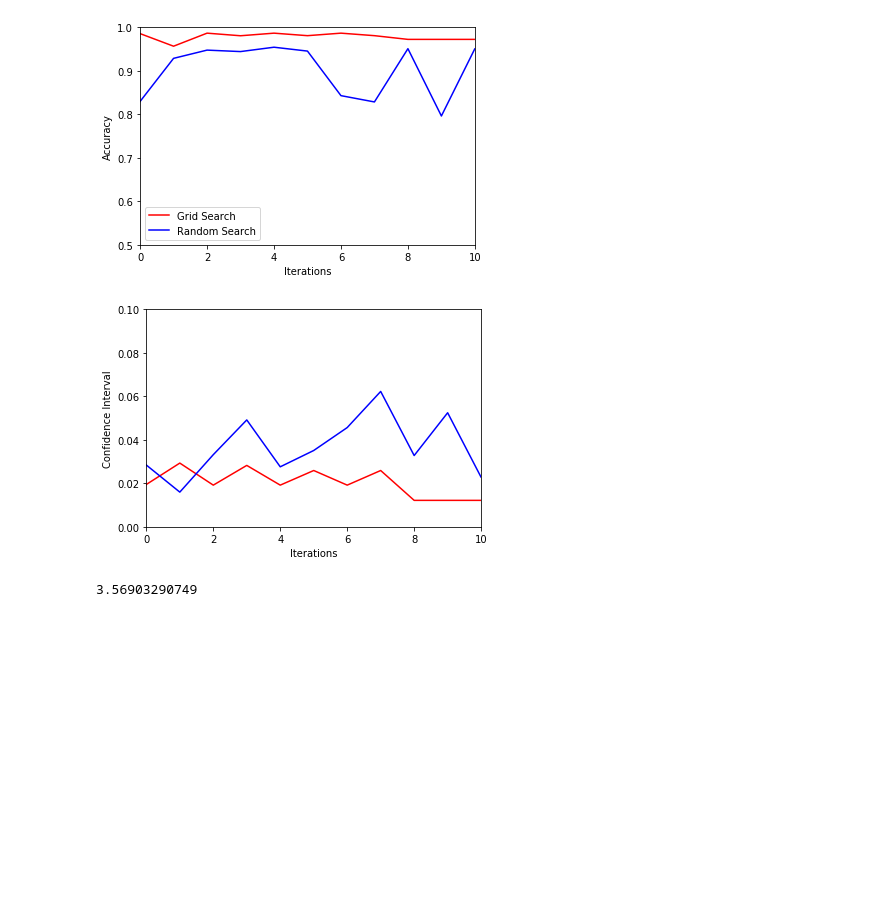
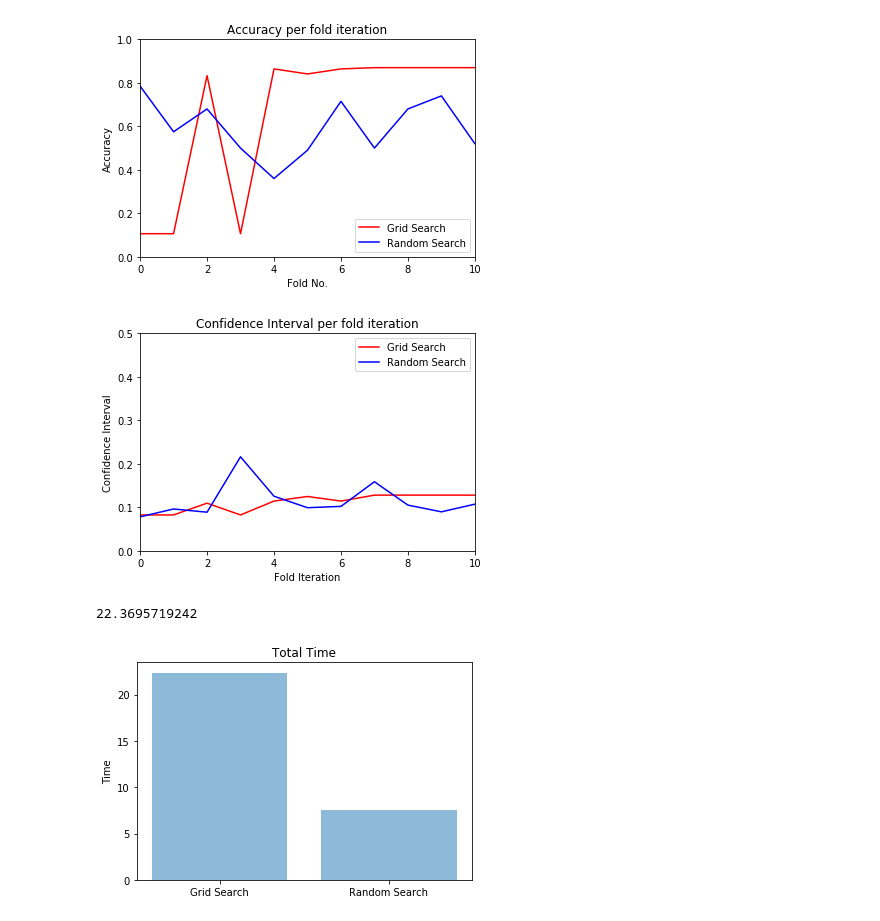
Before and after one commit to C-Nev/CS4404, a Jupyter notebook: Cross-Val .ipynb, the cells around one changed output. Saved outputs shown, nothing was run; the diff lists cells and outputs as text; code cells hidden in the pictures; blank space fills up the shorter version.

Commit message:
Added two larger datasets that work

```diff
--- a/Cross-Val .ipynb
+++ b/Cross-Val .ipynb
@@ -16,19 +17,14 @@ import matplotlib.pyplot as plt
 import pandas as pd
 # %%
-from sklearn.datasets import load_iris
-iris = load_iris()
 
-from sklearn.datasets import load_digits
-digits = load_digits()
 
-from sklearn.datasets import load_wine
-wine = load_wine()
+#sklearn has it's own 'Real World' datasets both of which are classification problems
+from sklearn.datasets import fetch_olivetti_faces
+faces = fetch_olivetti_faces()
 
-from sklearn.datasets import load_breast_cancer
-cancer = load_breast_cancer()
+from sklearn.datasets import fetch_covtype
+cov = fetch_covtype()
 
-cars = pd.read_csv('car.data')
-bank = pd.read_csv('bank.csv')
 
 
 clf = svm.SVC(kernel = 'linear', C=1)
@@ -165,0 +122,3 @@ In time = 6.103
+# %%
+#GridScores = testGrid(cov)
+GridScores = testGrid(faces)
@@ -165,0 +162,3 @@ In time = 6.103
+# %%
+#RandScores = testRandom(cov)
+RandScores = testRandom(faces)
@@ -166,33 +185,38 @@ In time = 6.103
 # %%
-
+#This block makes three graphs, the accuracy per iteration, the confidence iterval (2*standard deviation) per iteration
+#and total time taken
 plt.plot(GridScores[0], 'r', label='Grid Search')
 plt.plot(RandScores[0], 'b', label = 'Random Search')
 plt.ylabel('Accuracy')
-plt.xlabel('Iterations')
-plt.axis([0, 10, .5, 1])
+plt.xlabel('Fold No.')
+plt.axis([0, 10, 0, 1])
+plt.title("Accuracy per fold iteration")
 plt.legend();
 plt.show()
 
 gridConfidence = (GridScores[1]*2)
 randConfidence = (RandScores[1]*2)
 plt.plot(gridConfidence, 'r', label='Grid Search')
 plt.plot(randConfidence, 'b', label = 'Random Search')
 plt.ylabel('Confidence Interval')
-plt.xlabel('Iterations')
-plt.axis([0, 10, 0, 0.10])
+plt.xlabel('Fold Iteration')
+plt.title(" 95% Confidence Interval per fold iteration")
+plt.axis([0, 10, 0, 0.5])
+plt.legend()
 plt.show()
 
-print(GridScores[2])
 performance = [GridScores[2], RandScores[2]]
 objects = ('Grid Search', 'Random Search')
-y_pos = np.arrange(len(objects))
-plt.bar(y_pos, performance, align = 'centre', alpha=0.5)
+y_pos = np.arange(len(objects))
+plt.bar(y_pos, performance, align = 'center', alpha=0.5)
+plt.title("Total Time")
 plt.xticks(y_pos, objects)
 plt.ylabel('Time')
-p
+plt.show()
 # %% [output]
-[figure, old version]
+[figure, new version]
-[figure, old version]
+[figure, new version]
-3.56903290749
+22.3695719242
+[figure, added]
 # %%
 def testBayes(dataset):
```
Also changed, not shown: parts of 8 cells of this notebook.
